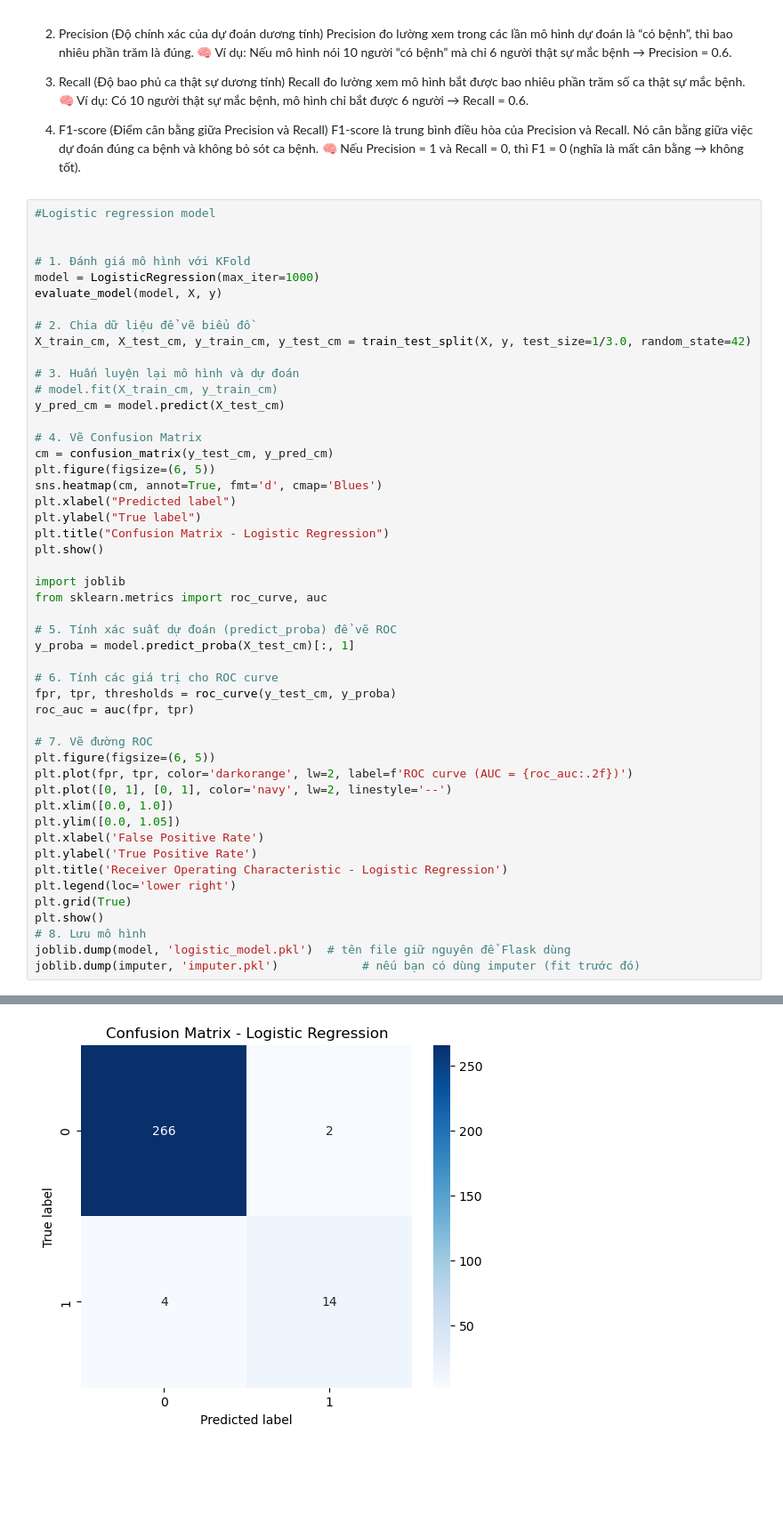
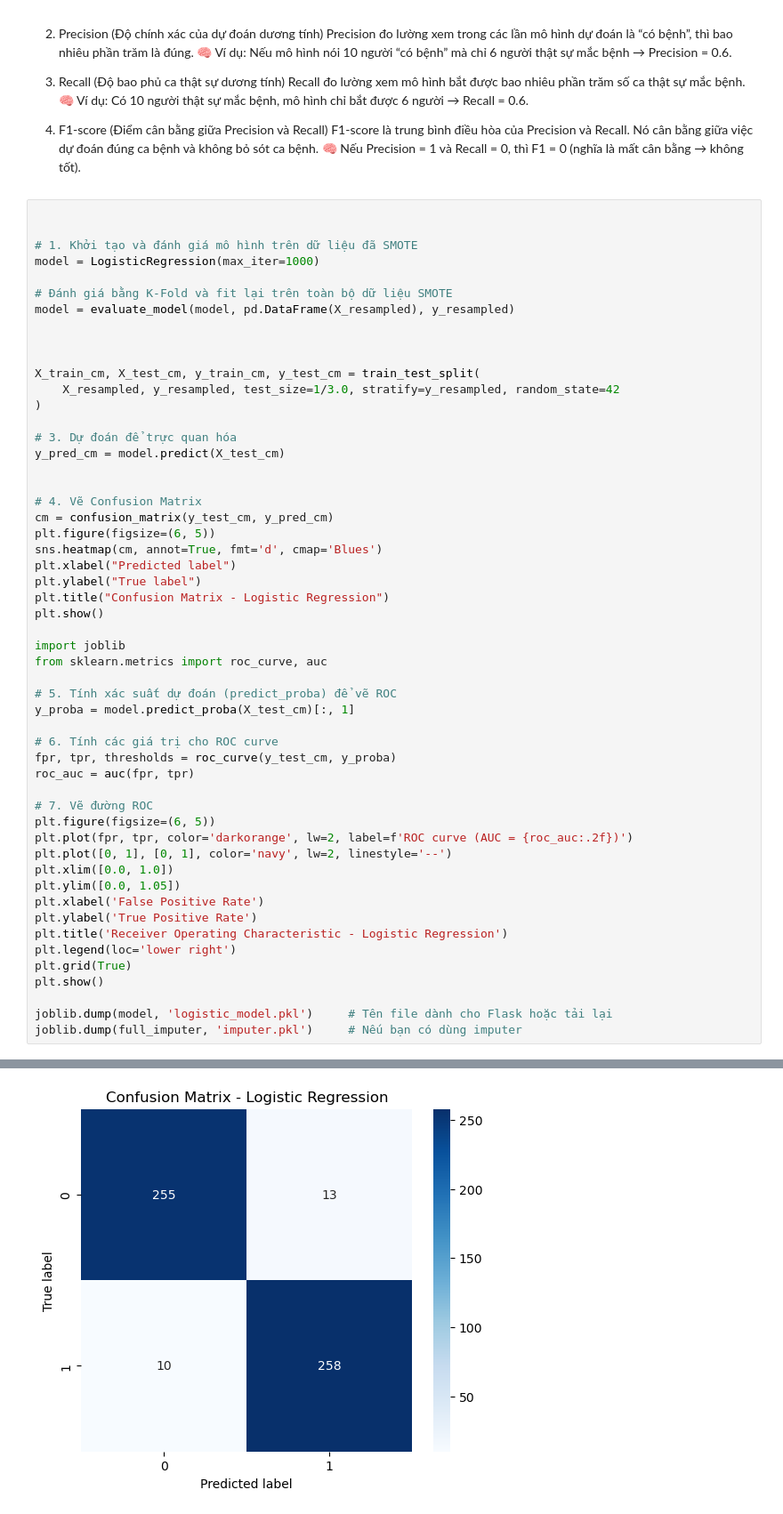
Before and after one commit to Nho094/risk_factors_cervical_cancer, a Jupyter notebook: code.ipynb, the cells around one changed output, grey strips where cells are left out. Shown at 89% size. Saved outputs shown, nothing was run; the diff lists cells and outputs as text; blank space fills up the shorter version.

```diff
--- a/code.ipynb
+++ b/code.ipynb
@@ -220,19 +378,23 @@ Recall đo lường xem mô hình bắt được bao nhiêu phần trăm số ca
 Nó cân bằng giữa việc dự đoán đúng ca bệnh và không bỏ sót ca bệnh.
 🧠 Nếu Precision = 1 và Recall = 0, thì F1 = 0 (nghĩa là mất cân bằng → không tốt).
 # %%
-#Logistic regression model
 
 
-# 1. Đánh giá mô hình với KFold
+# 1. Khởi tạo và đánh giá mô hình trên dữ liệu đã SMOTE
 model = LogisticRegression(max_iter=1000)
-evaluate_model(model, X, y)
 
-# 2. Chia dữ liệu để vẽ biểu đồ
-X_train_cm, X_test_cm, y_train_cm, y_test_cm = train_test_split(X, y, test_size=1/3.0, random_state=42)
+# Đánh giá bằng K-Fold và fit lại trên toàn bộ dữ liệu SMOTE
+model = evaluate_model(model, pd.DataFrame(X_resampled), y_resampled)
 
-# 3. Huấn luyện lại mô hình và dự đoán
-# model.fit(X_train_cm, y_train_cm)
+
+
+X_train_cm, X_test_cm, y_train_cm, y_test_cm = train_test_split(
+    X_resampled, y_resampled, test_size=1/3.0, stratify=y_resampled, random_state=42
+)
+
+# 3. Dự đoán để trực quan hóa
 y_pred_cm = model.predict(X_test_cm)
+
 
 # 4. Vẽ Confusion Matrix
 cm = confusion_matrix(y_test_cm, y_pred_cm)
@@ -265,8 +427,8 @@ plt.title('Receiver Operating Characteristic - Logistic Regression')
 plt.legend(loc='lower right')
 plt.grid(True)
 plt.show()
-# 8. Lưu mô hình
-joblib.dump(model, 'logistic_model.pkl')  # tên file giữ nguyên để Flask dùng
-joblib.dump(imputer, 'imputer.pkl')            # nếu bạn có dùng imputer (fit trước đó)
+
+joblib.dump(model, 'logistic_model.pkl')     # Tên file dành cho Flask hoặc tải lại
+joblib.dump(full_imputer, 'imputer.pkl')     # Nếu bạn có dùng imputer
 # %% [output]
 === Evaluation Results ===
@@ -277 +439 @@ Recall   :  0.6230 ± 0.1605
-[figure, old version]
+[figure, new version]
```
Also changed, not shown: parts of 11 cells of this notebook, 7 other files.
